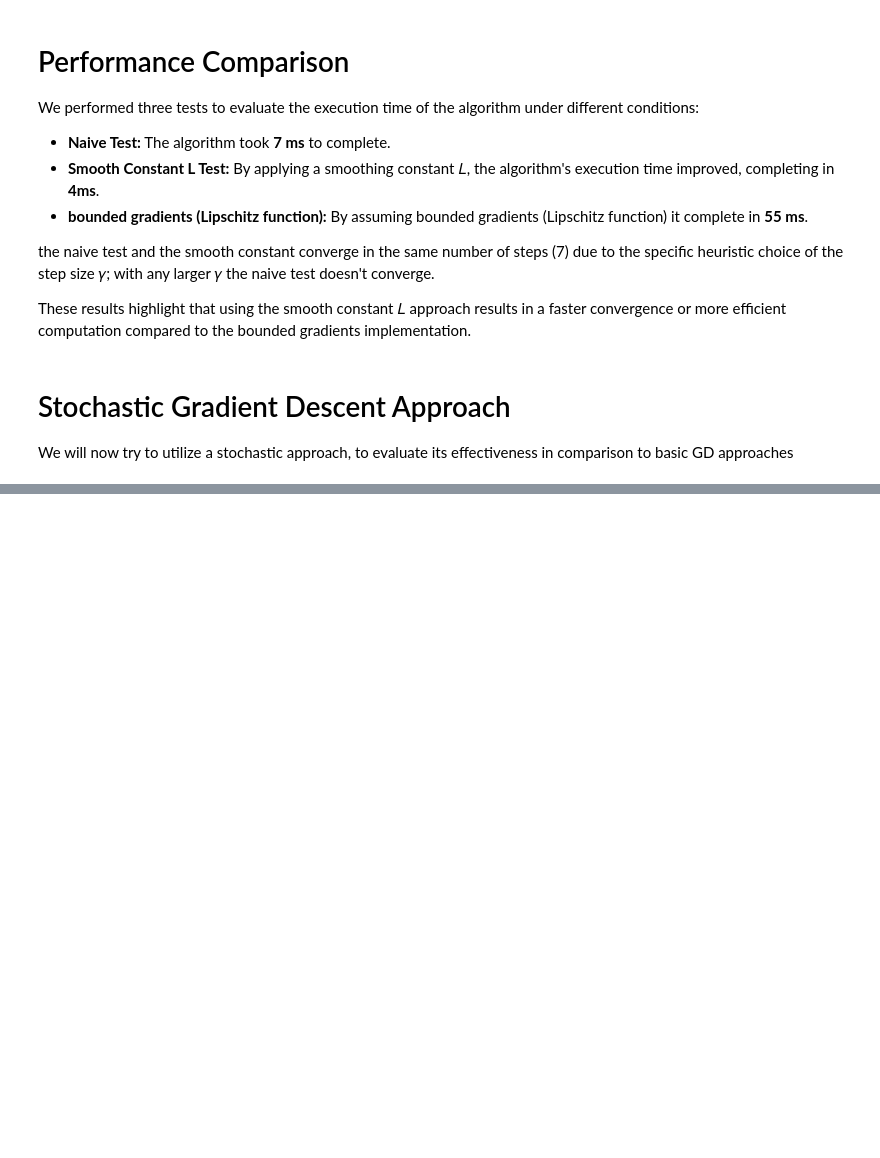
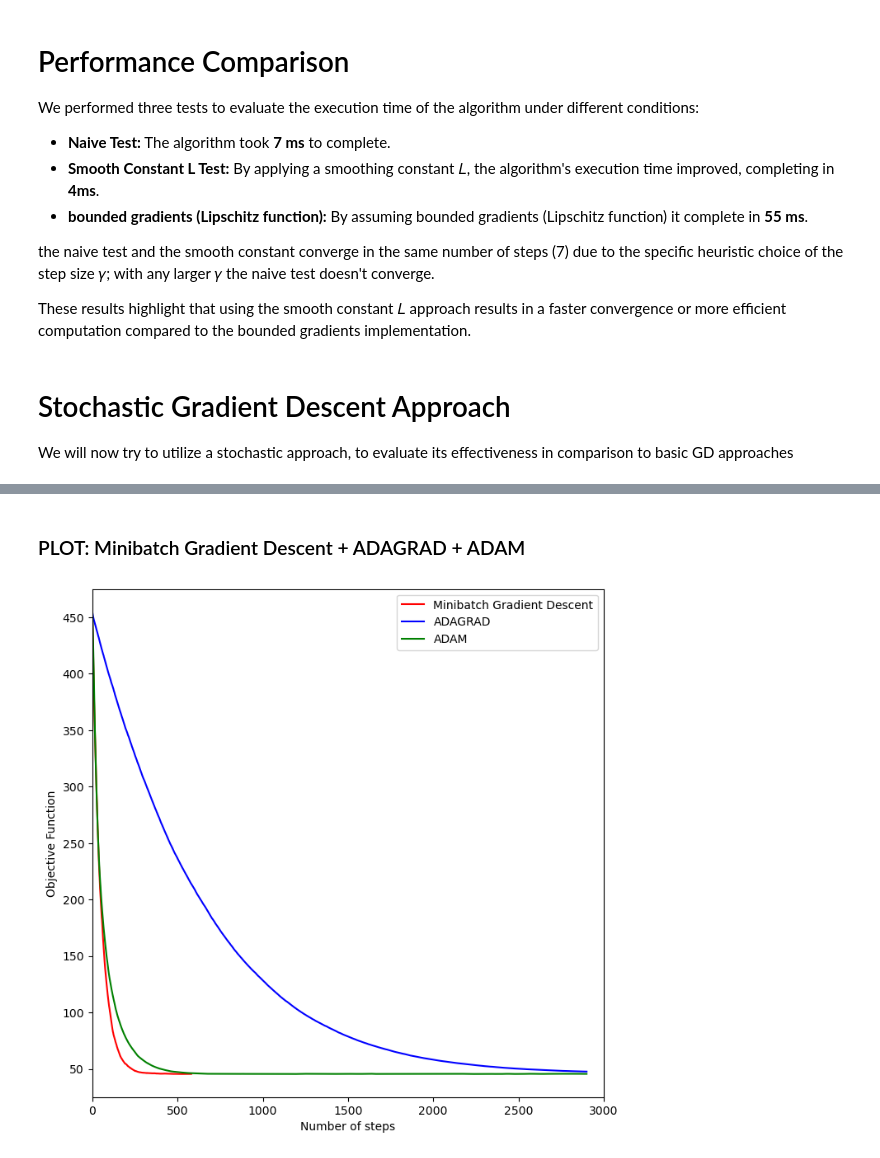
Before and after one commit to FilippoBolis/OptimizationProject_2025, a Jupyter notebook: GradientDescent.ipynb, the cells around one changed output, grey strips where cells are left out. Cells and saved outputs as stored; diff of their text form; code cells hidden in the pictures; blank space fills up the shorter version.

```diff
--- a/GradientDescent.ipynb
+++ b/GradientDescent.ipynb
@@ -630,0 +673,14 @@ plt.show()
+# %%
+mu = calculate_mu(A)
+print(mu)
+gamma0 = 2 / mu
+print(gamma)
+batch_size = 32
+
+# Initialization
+x_initial = np.zeros(A.shape[1])
+
+# Start SGD.
+
+sgd_objectives_dec_gamma_mu, sgd_xs_dec_gamma_mu = stochastic_gradient_descent(
+    A, x_initial, b, batch_size, epochs, gamma0, decreasing_learning_rate=True)
@@ -630,0 +750,8 @@ plt.show()
+# %%
+init_x = np.zeros(A.shape[1])
+max_iters = 100
+batch_size = 32
+
+gamma = 0.001
+
+ADAGRAD_objective, ADAGRAD_xs = ADAGRAD(A, init_x, b, batch_size, max_iters, gamma)
@@ -630,0 +823,11 @@ plt.show()
+# %%
+init_x = np.zeros(A.shape[1])
+max_iters = 100
+batch_size = 32
+
+gamma = 0.001
+beta1 = 0.9
+beta2 = 0.999
+# values of gamma, beta1, beta2 commonly used, for example by keras
+
+ADAM_objective, ADAM_xs = ADAM(A, init_x, b, batch_size, max_iters, gamma, beta1, beta2)
@@ -630,0 +852,15 @@ plt.show()
+# %% [markdown]
+### PLOT: Minibatch Gradient Descent + ADAGRAD + ADAM
+# %%
+plt.figure(figsize=(8, 8))
+plt.xlabel('Number of steps')
+plt.ylabel('Objective Function')
+
+plt.plot(range(len(sgd_objectives)), sgd_objectives,'red', label='Minibatch Gradient Descent')
+plt.plot(range(len(ADAGRAD_objective)), ADAGRAD_objective,'blue', label='ADAGRAD')
+plt.plot(range(len(ADAM_objective)), ADAM_objective,'green', label='ADAM')
+plt.xlim(0,3000)
+plt.legend(loc='upper right')
+plt.show()
+# %% [output]
+[figure, added]
```
Also changed, not shown: parts of 26 cells of this notebook.
